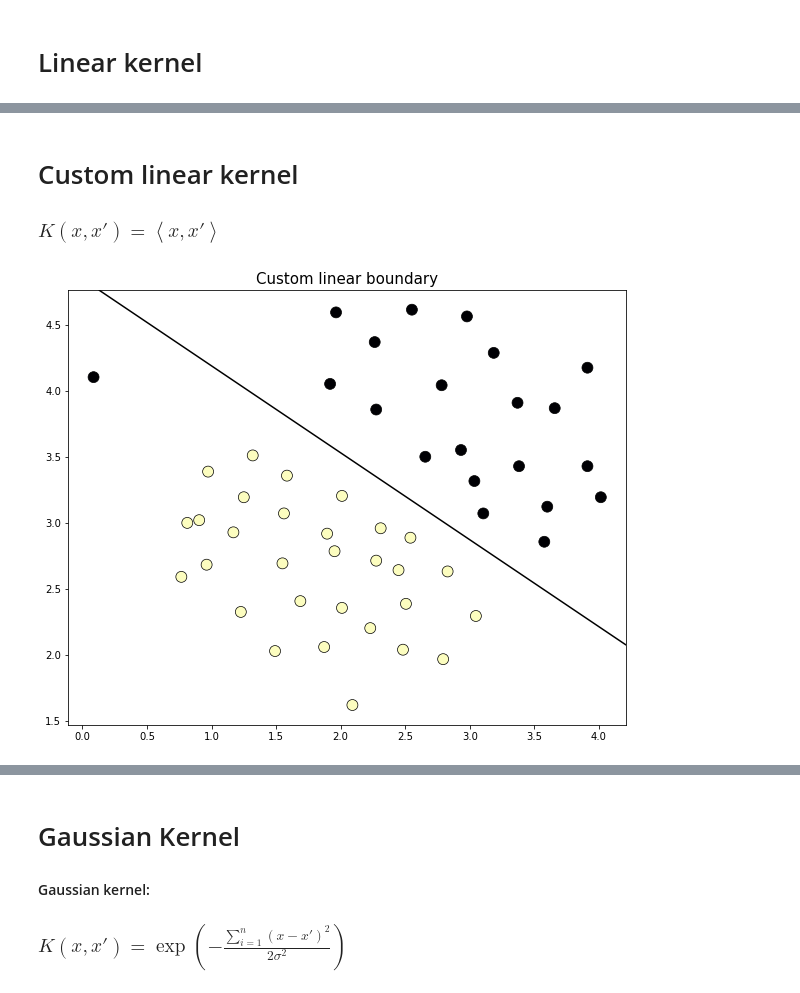
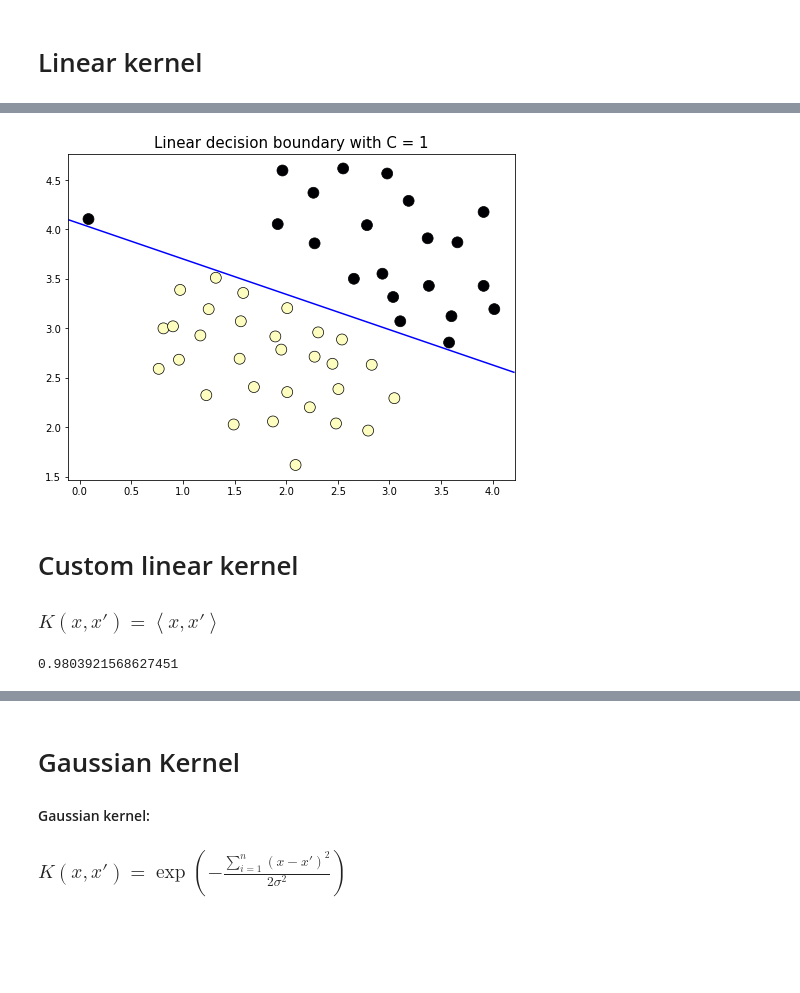
Before and after one commit to roshankoirala/Machine_learning-, a Jupyter notebook: 08. Support Vector Machine.ipynb, the cells around one changed output, grey strips where cells are left out. Drawn from its saved outputs; the diff is of its cells as text; code cells hidden in the pictures; blank space fills up the shorter version.

```diff
--- a/08. Support Vector Machine.ipynb
+++ b/08. Support Vector Machine.ipynb
@@ -20,26 +30,21 @@ plt.show()
 # %%
-# fit the model
-clf = SVC(kernel = 'linear', C = 1)
-clf.fit(X_1, y_1)
+def plot_decision_boundary(clf, X, y):
 
-# The original plot again
-plt.figure(figsize = (10, 8))
-plt.scatter(X_1[:, 0], X_1[:, 1], c = y_1, cmap = 'magma_r', s = 120, \
-            edgecolors = 'k', linewidths= 0.7)
+    plot_2D_data(X, y)
 
-# plot the decision function
-ax = plt.gca()
-xlim = ax.get_xlim()
-ylim = ax.get_ylim()
+    # plot the decision function
+    ax = plt.gca()
+    xlim = ax.get_xlim()
+    ylim = ax.get_ylim()
 
-# create grid to evaluate model
-xx = np.linspace(xlim[0], xlim[1], 30)
-yy = np.linspace(ylim[0], ylim[1], 30)
-YY, XX = np.meshgrid(yy, xx)
-xy = np.vstack([XX.ravel(), YY.ravel()]).T
-Z = clf.decision_function(xy).reshape(XX.shape)
+    # create grid to evaluate model
+    xgrid = np.linspace(xlim[0], xlim[1], 30)
+    ygrid = np.linspace(ylim[0], ylim[1], 30)
 
-# plot decision boundary and margins
-ax.contour(XX, YY, Z, colors = 'b', levels = 0, alpha = 1)
-plt.title('Linear decision boundary with C = 1', size = 15)
-plt.show()
+    xgrid, ygrid = np.meshgrid(xgrid, ygrid)
+    xygrid = np.vstack([xgrid.ravel(), ygrid.ravel()]).T
+    preds = clf.decision_function(xygrid).reshape(xgrid.shape)
+
+    # plot decision boundary and margins
+    ax.contour(xgrid, ygrid, preds, colors = 'b', levels = 0)
+    plt.title('Linear decision boundary with C = 1', size = 15)
@@ -76,3 +62,7 @@ plt.show()
+# %%
+plot_decision_boundary(clf, X1, y1)
+# %% [output]
+[figure, added]
 # %% [markdown]
 # Custom linear kernel
 
@@ -80,31 +70,10 @@ plt.show()
 # %%
 def linear_kernel(X, Y):
     return np.dot(X, Y.T)
+
+# fit the model
+clf = SVC(kernel = linear_kernel)
+clf.fit(X1, y1)
+clf.score(X1, y1)
+# %% [output]
+0.9803921568627451
-# %%
-# fit the model
-clf = SVC(kernel = linear_kernel)
-clf.fit(X_1, y_1)
-
-# The original plot again
-plt.figure(figsize = (10, 8))
-plt.scatter(X_1[:, 0], X_1[:, 1], c = y_1, cmap = 'magma_r', s = 120, \
-            edgecolors = 'k', linewidths= 0.7)
-
-# plot the decision function
-ax = plt.gca()
-xlim = ax.get_xlim()
-ylim = ax.get_ylim()
-
-# create grid to evaluate model
-xx = np.linspace(xlim[0], xlim[1], 30)
-yy = np.linspace(ylim[0], ylim[1], 30)
-YY, XX = np.meshgrid(yy, xx)
-xy = np.vstack([XX.ravel(), YY.ravel()]).T
-Z = clf.decision_function(xy).reshape(XX.shape)
-
-# plot decision boundary and margins
-ax.contour(XX, YY, Z, colors = 'k', levels = 0, alpha = 1)
-plt.title('Custom linear boundary', size = 15)
-plt.show()
-# %% [output]
-[figure, removed]
```
Also changed, not shown: parts of 29 cells of this notebook.
